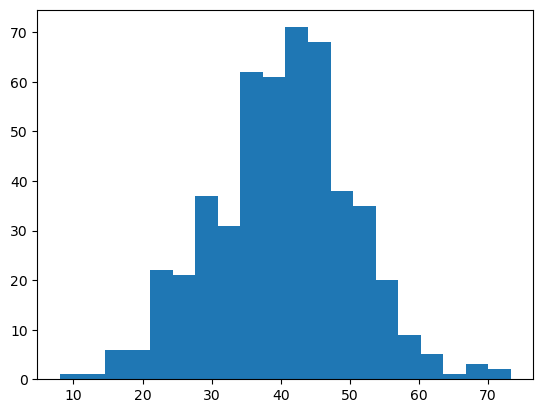
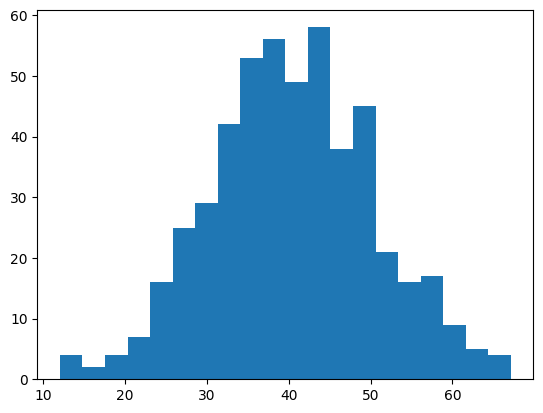
Code edit (unified diff) that turned the first committed figure into the second:
--- before
+++ after
@@ -2,4 +2,7 @@
 
 plt.hist(ages, bins=20)
+plt.show()
+
+plt.hist(ages, bins=20, density=True)
 plt.show()
 

Commit: matplotlib tutorial completed